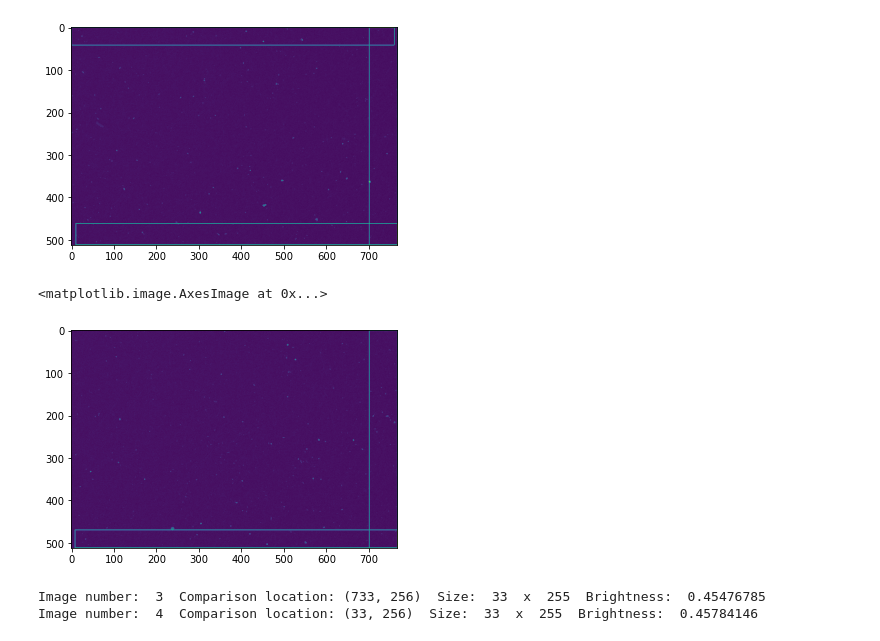
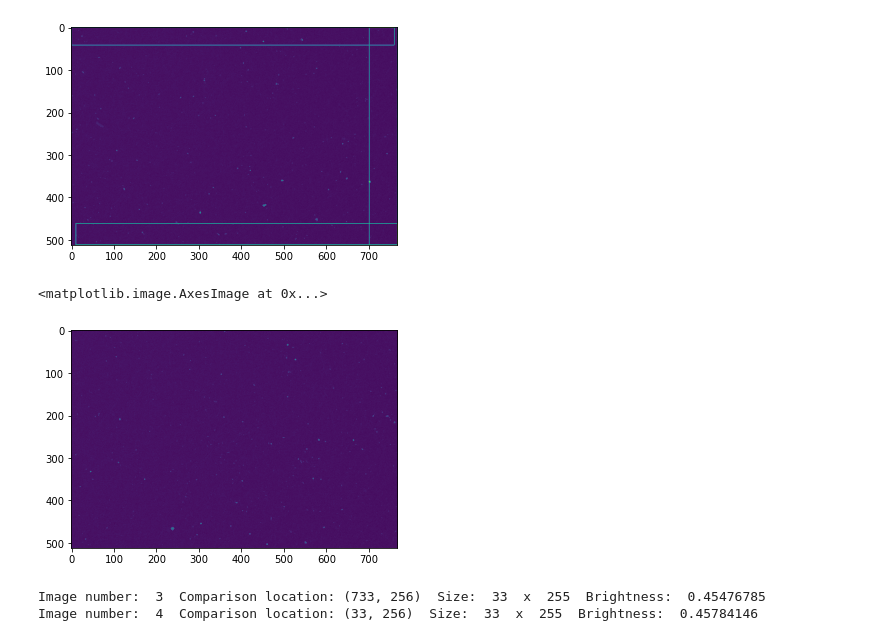
Before and after one commit to IExistSometimes/TIFF-An-y, a Jupyter notebook: Stitcher.ipynb, the cells around one changed output. Saved outputs shown, nothing was run; the diff lists cells and outputs as text; code cells hidden in the pictures.

```diff
--- a/Stitcher.ipynb
+++ b/Stitcher.ipynb
@@ -94,10 +95,10 @@ plt.imshow(ims_brightened[11])
 <matplotlib.image.AxesImage at 0x...>
 [figure]
 # %%
-plt.imshow(ims_brightened[0])
+plt.imshow(ims[0])
 # %% [output]
 <matplotlib.image.AxesImage at 0x...>
-[figure, old version]
+[figure, new version]
 # %%
 get_brightness_factor(get_tile_point(3), get_tile_point(4))
 # %% [output]
```
Also changed, not shown: parts of 29 cells of this notebook, 1 other file.
